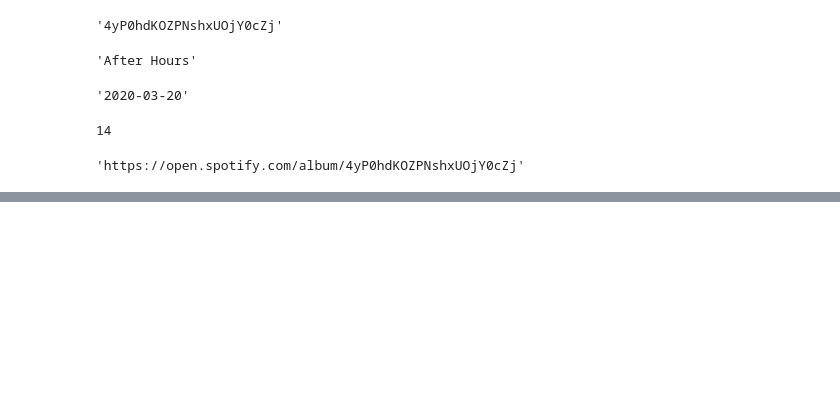
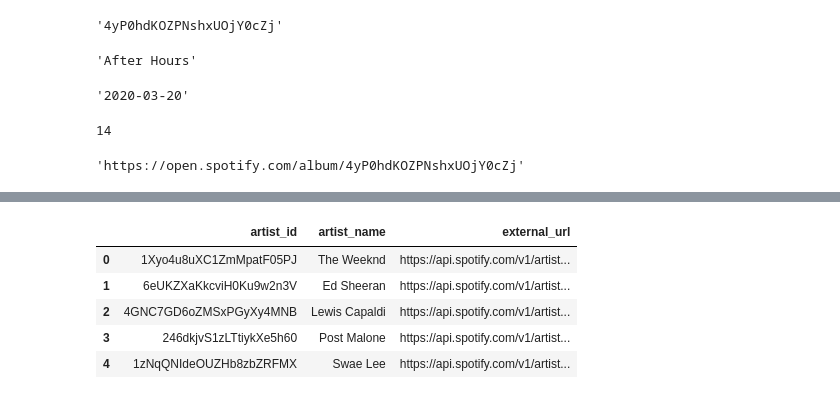
Before and after one commit to MarkPhamm/spotify_app, a Jupyter notebook: spotify_app/ETL.ipynb, the cells around one changed output, grey strips where cells are left out. Cells and saved outputs as stored; diff of their text form; code cells hidden in the pictures; blank space fills up the shorter version.

```diff
--- a/spotify_app/ETL.ipynb
+++ b/spotify_app/ETL.ipynb
@@ -313,0 +243,4 @@ memory usage: 54.3+ KB
+# %%
+artist_df = pd.DataFrame.from_dict(artist_list)
+artist_df = artist_df.drop_duplicates(subset=['artist_id'])
+artist_df['artist_name'] = artist_df['artist_name'].str.replace(',', ';')
@@ -313,0 +299,9 @@ memory usage: 54.3+ KB
+# %%
+artist_df.head()
+# %% [output]
+|  | artist_id | artist_name | external_url |
+| 0 | 1Xyo4u8uXC1ZmMpatF05PJ | The Weeknd | https://api.spotify.com/v1/artist... |
+| 1 | 6eUKZXaKkcviH0Ku9w2n3V | Ed Sheeran | https://api.spotify.com/v1/artist... |
+| 2 | 4GNC7GD6oZMSxPGyXy4MNB | Lewis Capaldi | https://api.spotify.com/v1/artist... |
+| 3 | 246dkjvS1zLTtiykXe5h60 | Post Malone | https://api.spotify.com/v1/artist... |
+| 4 | 1zNqQNIdeOUZHb8zbZRFMX | Swae Lee | https://api.spotify.com/v1/artist... |
```
Also changed, not shown: parts of 37 cells of this notebook, 5 other files.
